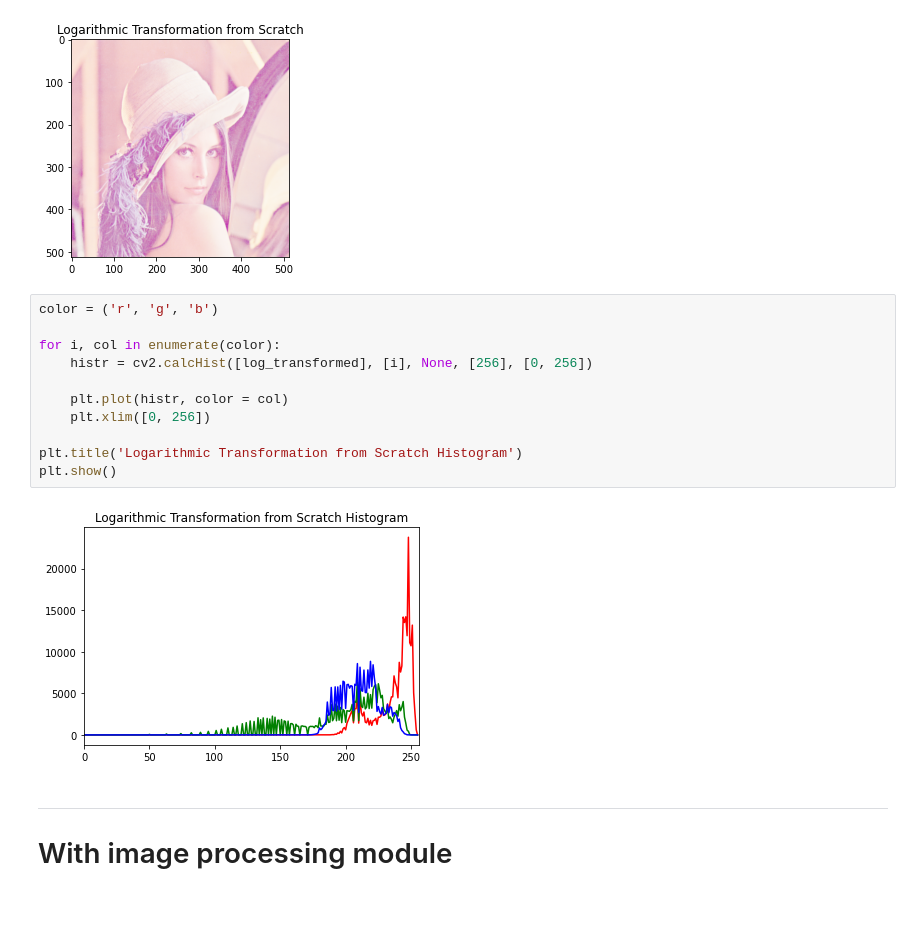
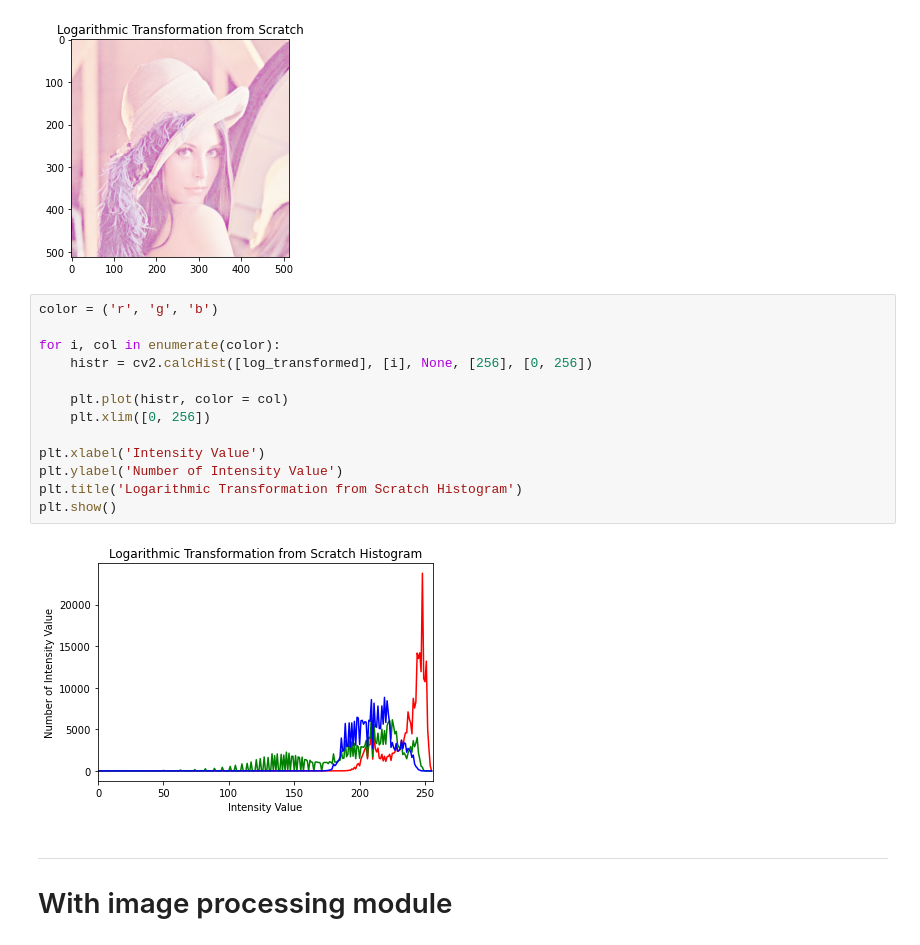
Before and after one commit to Pengolahan-Citra/Tugas-Basic-Operation, a Jupyter notebook: notebooks/logarithmic_transformation_images.ipynb, the cells around one changed output. Drawn from its saved outputs; the diff is of its cells as text; blank space fills up the shorter version.

```diff
--- a/notebooks/logarithmic_transformation_images.ipynb
+++ b/notebooks/logarithmic_transformation_images.ipynb
@@ -135,16 +137,18 @@ plt.show()
 # %%
 color = ('r', 'g', 'b')
 
 for i, col in enumerate(color):
     histr = cv2.calcHist([log_transformed], [i], None, [256], [0, 256])
 
     plt.plot(histr, color = col)
     plt.xlim([0, 256])
 
+plt.xlabel('Intensity Value')
+plt.ylabel('Number of Intensity Value')
 plt.title('Logarithmic Transformation from Scratch Histogram')
 plt.show()
 # %% [output]
-[figure, old version]
+[figure, new version]
 # %% [markdown]
 ***
 # With image processing module
```
Also changed, not shown: parts of 3 cells of this notebook, 1 other file.
